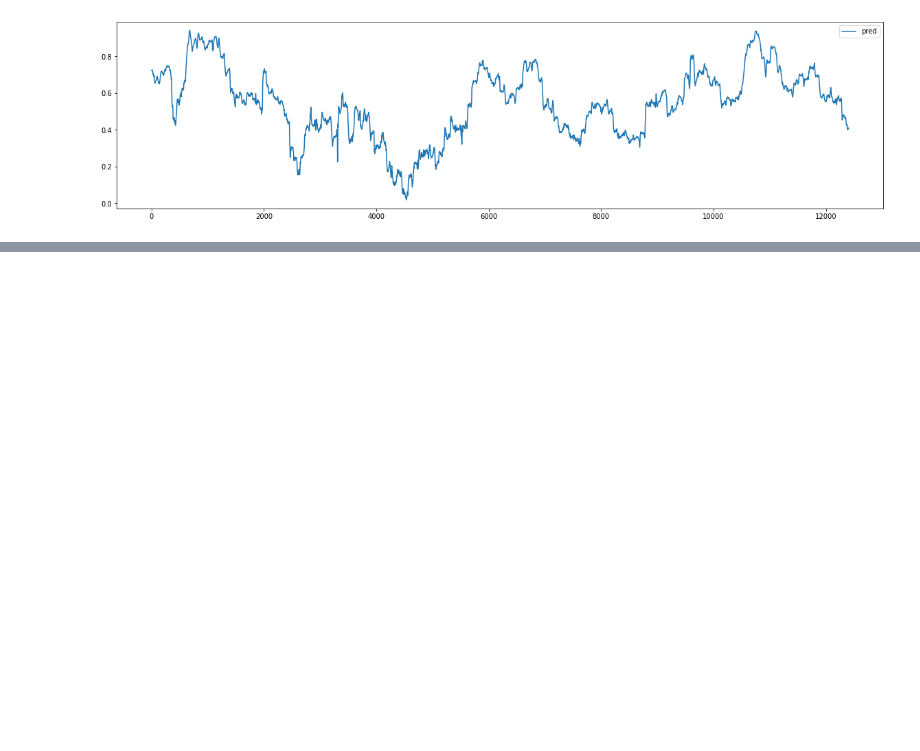
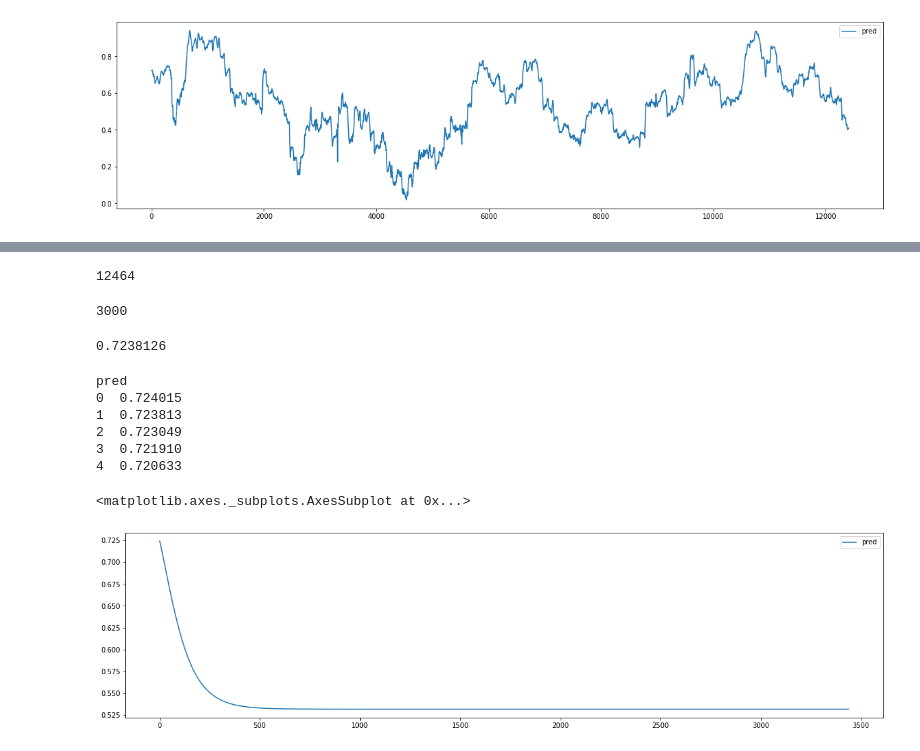
Before and after one commit to aerfio/magisterka, a Jupyter notebook: AI_Stock_LSTM.ipynb, the cells around one changed output, grey strips where cells are left out. Cells and saved outputs as stored; diff of their text form; code cells hidden in the pictures; blank space fills up the shorter version.

```diff
--- a/AI_Stock_LSTM.ipynb
+++ b/AI_Stock_LSTM.ipynb
@@ -137,7 +137,7 @@ SEQ_LEN=60
 
 validation_seq = []
 
-for i in range(SEQ_LEN, validation_set_scaled.size-3):
+for i in range(SEQ_LEN, validation_set_scaled.size-1):
     validation_seq.append(validation_set_scaled[i-SEQ_LEN:i, 0])
 validation_seq = np.array(validation_seq)
 
@@ -196,0 +175,4 @@ print(validation_pred[0])
+# %%
+print(validation_set_scaled.size)
+# %% [output]
+12464
@@ -196,0 +181,35 @@ print(validation_pred[0])
+# %%
+chain_predict = np.array([validation_pred[0]])
+
+output=[]
+
+for i in range(SEQ_LEN,3500): #validation_set_scaled.size-3validation_set_scaled.size-3
+    if i%3000==0:
+        print(i)
+    pred_val=loaded_model.predict(chain_predict)
+    output.append(pred_val)
+
+    stitched=np.concatenate((np.array(chain_predict[0][1:]),np.array(pred_val)))
+    chain_predict=np.array([stitched])
+# %% [output]
+3000
+# %%
+output=np.array(output)
+# %%
+print(output[1][0][0])
+output = [x[0][0] for x in output]
+# %% [output]
+0.7238126
+# %%
+wooohooooo=pd.DataFrame(np.array(output), columns=["pred"])
+print(wooohooooo.head())
+wooohooooo.plot(figsize=(20, 5))
+# %% [output]
+pred
+0  0.724015
+1  0.723813
+2  0.723049
+3  0.721910
+4  0.720633
+<matplotlib.axes._subplots.AxesSubplot at 0x...>
+[figure, added]
```
Also changed, not shown: parts of 4 cells of this notebook.
